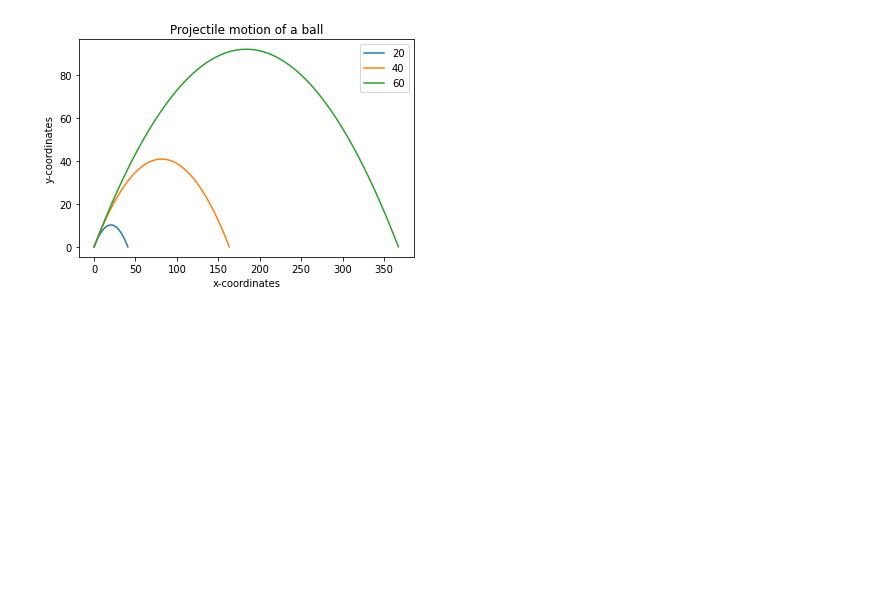
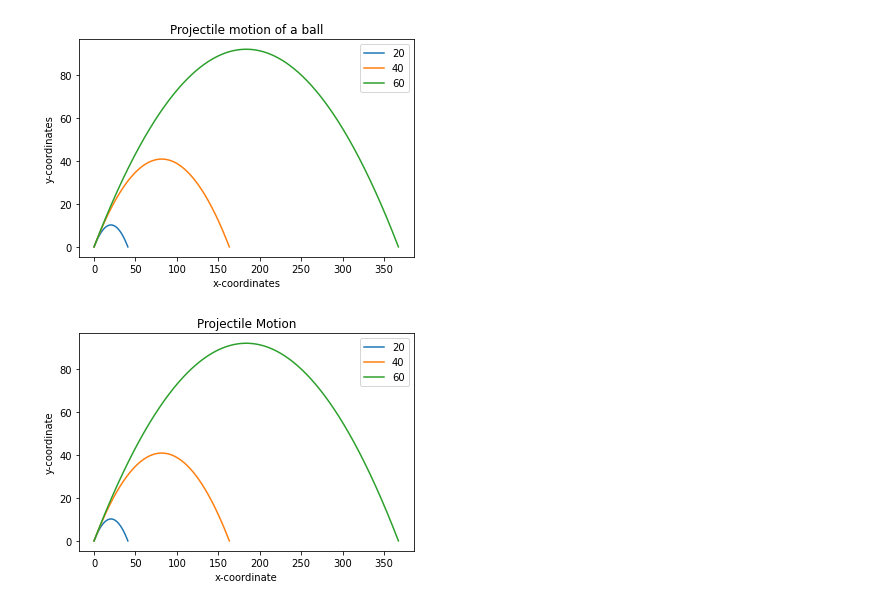
Before and after one commit to YolbarsZiya1997/Math_journey, a Jupyter notebook: learn_python_using_math/chapter_2.ipynb, the cells around one changed output. Cells and saved outputs as stored; diff of their text form; code cells hidden in the pictures; blank space fills up the shorter version.

```diff
--- a/learn_python_using_math/chapter_2.ipynb
+++ b/learn_python_using_math/chapter_2.ipynb
@@ -305,3 +305,53 @@ if __name__ == '__main__':
     plt.show()
 # %% [output]
 [figure]
+# %%
+import matplotlib.pyplot as plt
+import math
+
+# draw your graph
+
+def draw_graph(x, y):
+    plt.plot(x, y)
+    plt.xlabel('x-coordinate')
+    plt.ylabel('y-coordinate')
+    plt.title('Projectile Motion')
+
+
+def frange(start, final, increment):
+    numbers = []
+
+    while start < final:
+        numbers.append(start)
+        start = start + increment
+
+    return numbers
+
+def trajectory(u, theta):
+    # define constants
+    g = 9.8
+    theta = math.radians(theta)
+    t_flight = (2*u*math.sin(theta)) / g
+    # set the time interval
+    interval = frange(0, t_flight, 0.001)
+    # now for the coordinates
+    x = []
+    y = []
+
+    for t in interval:
+        x.append(u*math.cos(theta)*t)
+        y.append(u*math.sin(theta)*t - 0.5*g*t*t)
+
+    draw_graph(x, y)
+
+if __name__ == '__main__':
+    # List of three different initial velocities
+    u_list = [20, 40, 60]
+    theta = 45
+    for u in u_list:
+        trajectory(u, theta)
+    # Add a legend an show the graph
+    plt.legend(['20', '40', '60'])
+    plt.show()
+# %% [output]
+[figure, added]
```
Also changed, not shown: parts of 1 cell of this notebook, 2 other files.
